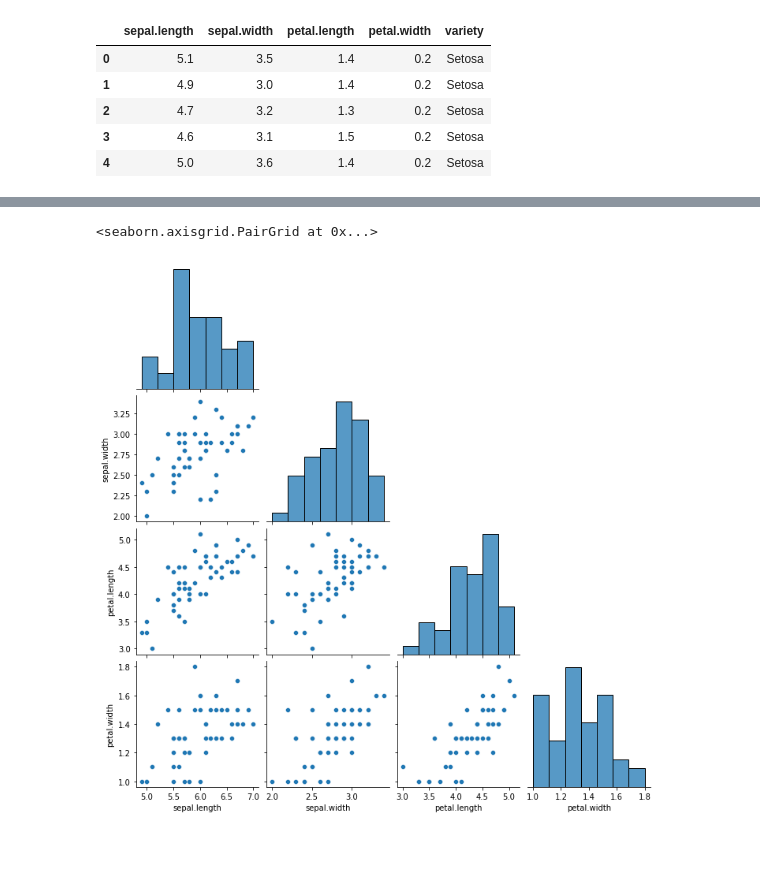
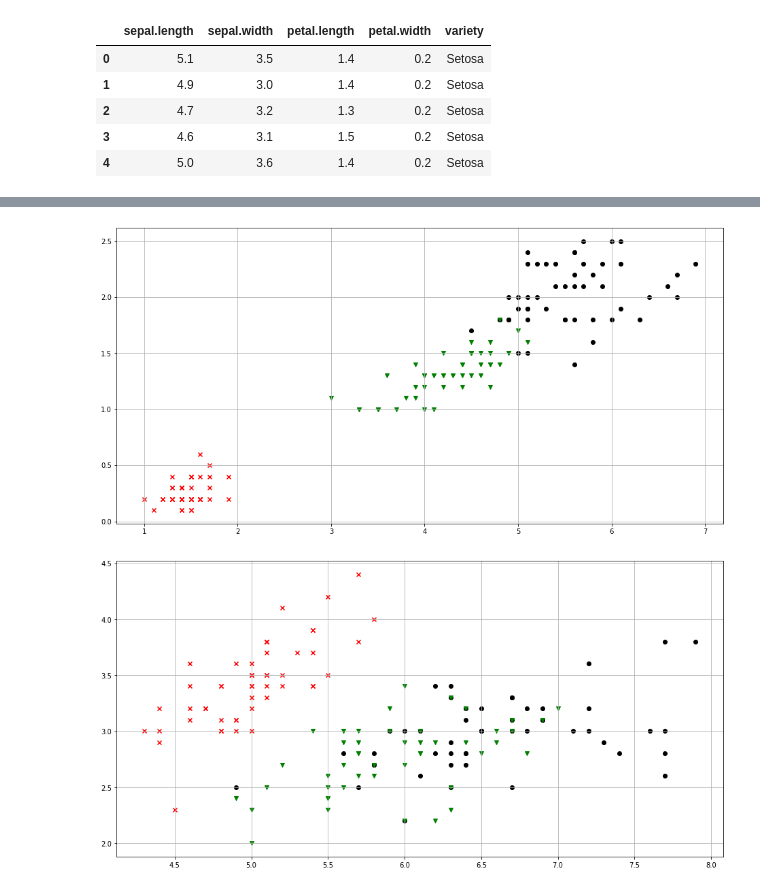
Before and after one commit to wjunior15/iris_dataset, a Jupyter notebook: Iris_dataset.ipynb, the cells around one changed output, grey strips where cells are left out. Cells and saved outputs as stored; diff of their text form; code cells hidden in the pictures; blank space fills up the shorter version.

```diff
--- a/Iris_dataset.ipynb
+++ b/Iris_dataset.ipynb
@@ -46,4 +28,4 @@ dados.describe()
 # %%
-dados_Setosa = dados.query("variety == 'Setosa'")
-dados_Virginica = dados.query("variety == 'Virginica'")
-dados_Versicolor = dados.query("variety == 'Versicolor'")
+dados_setosa = dados.query("variety == 'Setosa'")
+dados_virginica = dados.query("variety == 'Virginica'")
+dados_versicolor = dados.query("variety == 'Versicolor'")
@@ -81,5 +32,18 @@ dados_Virginica.corr()
-# %%
-sns.pairplot(dados_Versicolor, corner = True)
-# %% [output]
-<seaborn.axisgrid.PairGrid at 0x...>
-[figure, removed]
+# %%
+plt.figure(figsize = (16, 8))
+plt.scatter(dados_setosa['petal.length'],dados_setosa['petal.width'],c = 'red', marker = 'x')
+plt.scatter(dados_virginica['petal.length'],dados_virginica['petal.width'],c = 'black', marker = 'o')
+plt.scatter(dados_versicolor['petal.length'],dados_versicolor['petal.width'],c = 'green', marker = 'v')
+plt.grid()
+plt.show()
+# %% [output]
+[figure, added]
+# %%
+plt.figure(figsize = (16, 8))
+plt.scatter(dados_setosa['sepal.length'],dados_setosa['sepal.width'],c = 'red', marker = 'x')
+plt.scatter(dados_virginica['sepal.length'],dados_virginica['sepal.width'],c = 'black', marker = 'o')
+plt.scatter(dados_versicolor['sepal.length'],dados_versicolor['sepal.width'],c = 'green', marker = 'v')
+plt.grid()
+plt.show()
+# %% [output]
+[figure, added]
```
Also changed, not shown: parts of 36 cells of this notebook.
